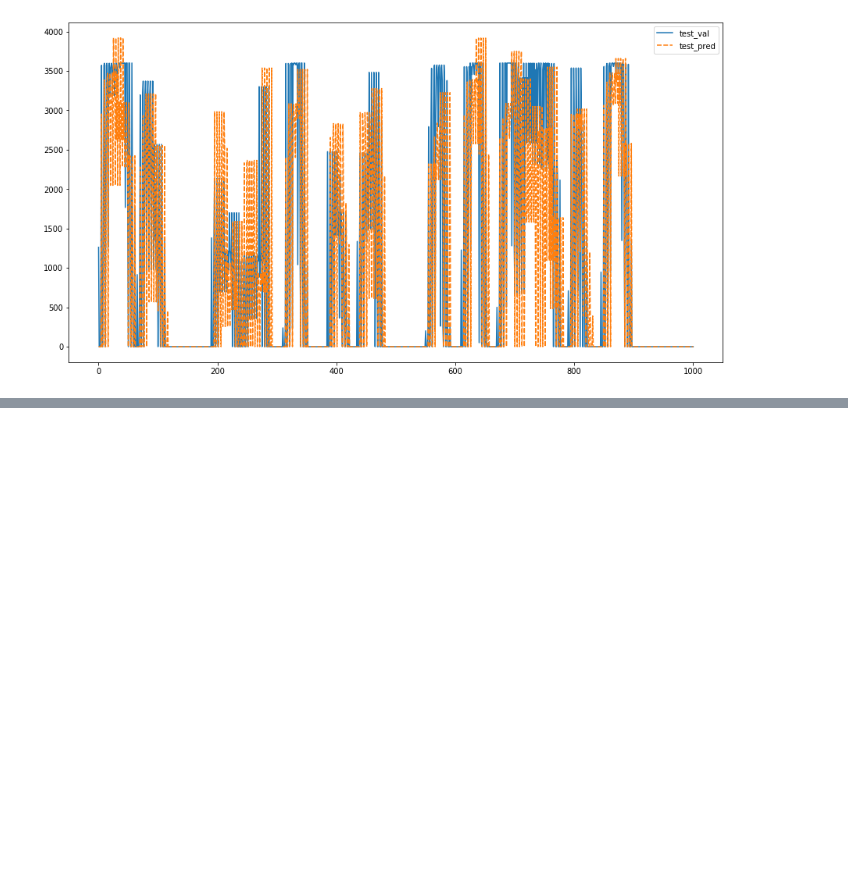
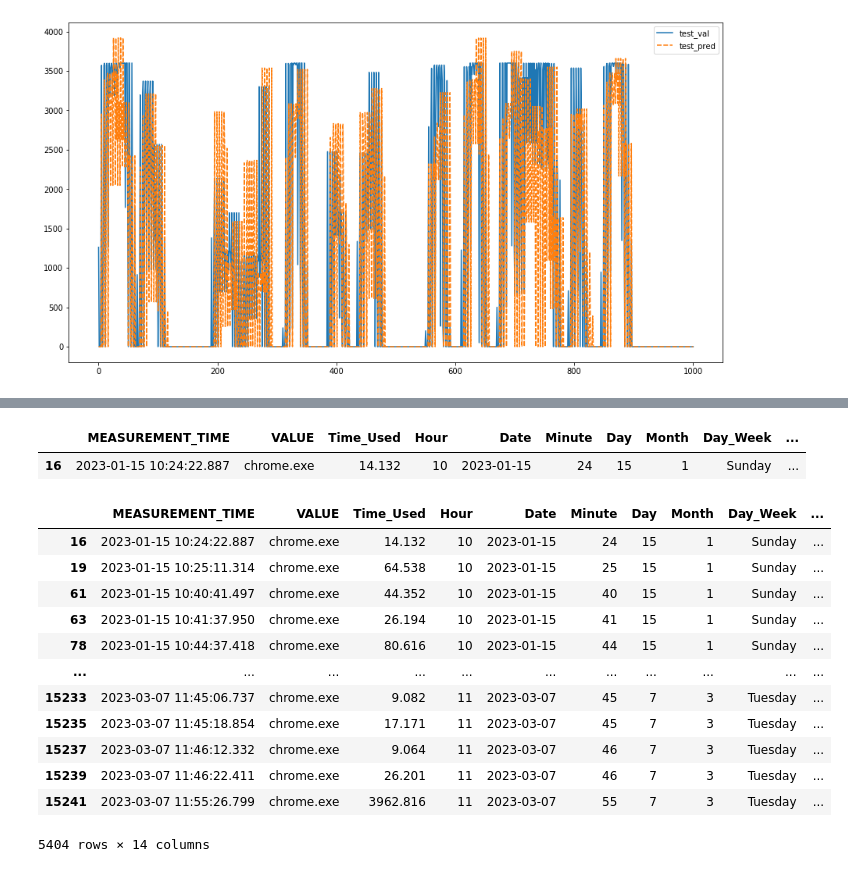
Before and after one commit to miloncl/System-Usage-Analysis, a Jupyter notebook: notebooks/LSTM_RNN.ipynb, the cells around one changed output, grey strips where cells are left out. Cells and saved outputs as stored; diff of their text form; code cells hidden in the pictures; blank space fills up the shorter version.

```diff
--- a/notebooks/LSTM_RNN.ipynb
+++ b/notebooks/LSTM_RNN.ipynb
@@ -365,0 +382,31 @@ sns.lineplot(out_df[['test_val', 'test_pred']])
+# %%
+### trials
+chrome_app = all_time_df[all_time_df['VALUE']=='chrome.exe']
+# %%
+chrome_app.head(1)
+# %% [output]
+|  | MEASUREMENT_TIME | VALUE | Time_Used | Hour | Date | Minute | Day | Month | Day_Week | ... |
+| 16 | 2023-01-15 10:24:22.887 | chrome.exe | 14.132 | 10 | 2023-01-15 | 24 | 15 | 1 | Sunday | ... |
+# %%
+chrome_app['ts_hours'] = chrome_app['MEASUREMENT_TIME'].apply(lambda x: x.hour)
+chrome_app['ts_mins'] = chrome_app['MEASUREMENT_TIME'].apply(lambda x: x.minute)
+# %%
+delta_time = chrome_app.groupby('Date')['MEASUREMENT_TIME'].diff().apply(lambda x: x.total_seconds()).reset_index()['MEASUREMENT_TIME']
+delta_time[0] = 0
+chrome_app['delta_time'] = delta_time
+# %%
+chrome_app
+# %% [output]
+|  | MEASUREMENT_TIME | VALUE | Time_Used | Hour | Date | Minute | Day | Month | Day_Week | ... |
+| 16 | 2023-01-15 10:24:22.887 | chrome.exe | 14.132 | 10 | 2023-01-15 | 24 | 15 | 1 | Sunday | ... |
+| 19 | 2023-01-15 10:25:11.314 | chrome.exe | 64.538 | 10 | 2023-01-15 | 25 | 15 | 1 | Sunday | ... |
+| 61 | 2023-01-15 10:40:41.497 | chrome.exe | 44.352 | 10 | 2023-01-15 | 40 | 15 | 1 | Sunday | ... |
+| 63 | 2023-01-15 10:41:37.950 | chrome.exe | 26.194 | 10 | 2023-01-15 | 41 | 15 | 1 | Sunday | ... |
+| 78 | 2023-01-15 10:44:37.418 | chrome.exe | 80.616 | 10 | 2023-01-15 | 44 | 15 | 1 | Sunday | ... |
+| ... | ... | ... | ... | ... | ... | ... | ... | ... | ... | ... |
+| 15233 | 2023-03-07 11:45:06.737 | chrome.exe | 9.082 | 11 | 2023-03-07 | 45 | 7 | 3 | Tuesday | ... |
+| 15235 | 2023-03-07 11:45:18.854 | chrome.exe | 17.171 | 11 | 2023-03-07 | 45 | 7 | 3 | Tuesday | ... |
+| 15237 | 2023-03-07 11:46:12.332 | chrome.exe | 9.064 | 11 | 2023-03-07 | 46 | 7 | 3 | Tuesday | ... |
+| 15239 | 2023-03-07 11:46:22.411 | chrome.exe | 26.201 | 11 | 2023-03-07 | 46 | 7 | 3 | Tuesday | ... |
+| 15241 | 2023-03-07 11:55:26.799 | chrome.exe | 3962.816 | 11 | 2023-03-07 | 55 | 7 | 3 | Tuesday | ... |
+5404 rows × 14 columns
```
Also changed, not shown: parts of 22 cells of this notebook, 5 other files.
